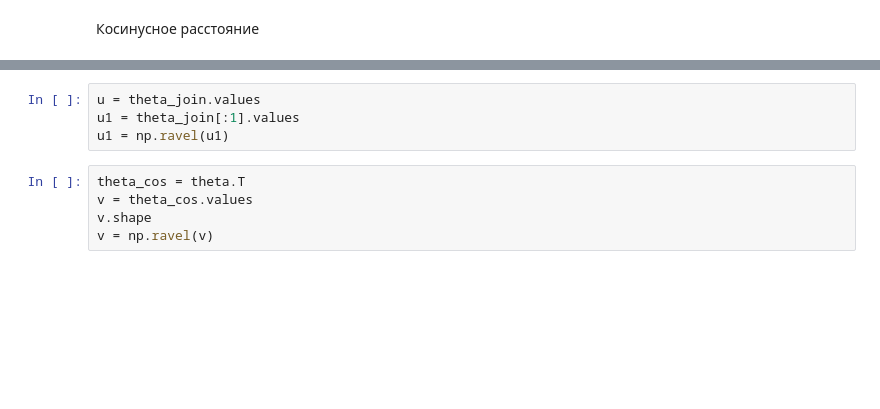
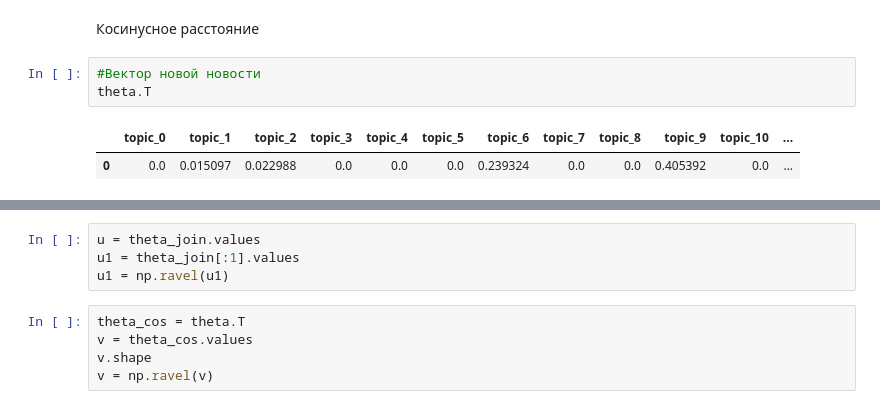
Before and after one commit to vtrokhymenko/topic_news, a Jupyter notebook: bigartm/search_topic.ipynb, the cells around one changed output, grey strips where cells are left out. Saved outputs shown, nothing was run; the diff lists cells and outputs as text; blank space fills up the shorter version.

```diff
--- a/bigartm/search_topic.ipynb
+++ b/bigartm/search_topic.ipynb
@@ -224,2 +225,8 @@ for i in range (a.shape[0]):
 # %% [markdown]
 Косинусное расстояние
+# %%
+#Вектор новой новости
+theta.T
+# %% [output]
+|  | topic_0 | topic_1 | topic_2 | topic_3 | topic_4 | topic_5 | topic_6 | topic_7 | topic_8 | topic_9 | topic_10 | ... |
+| 0 | 0.0 | 0.015097 | 0.022988 | 0.0 | 0.0 | 0.0 | 0.239324 | 0.0 | 0.0 | 0.405392 | 0.0 | ... |
```
Also changed, not shown: parts of 31 cells of this notebook.
